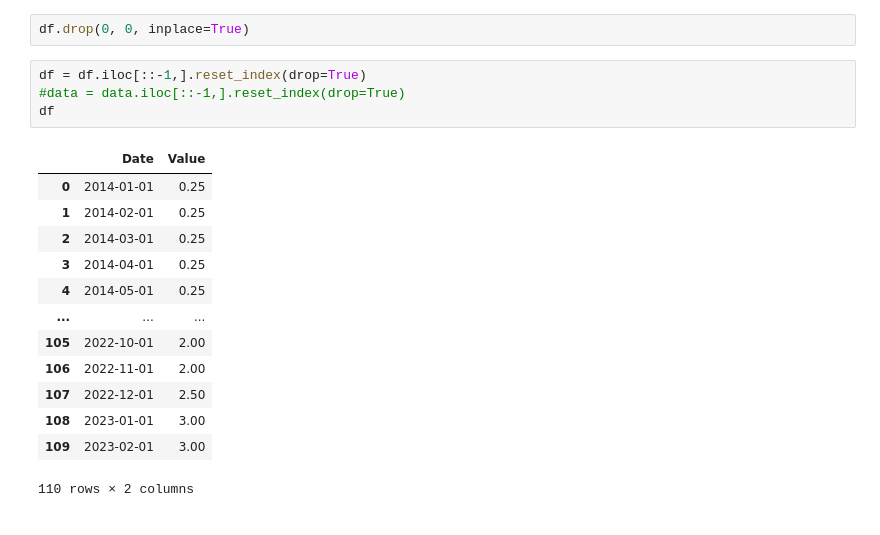
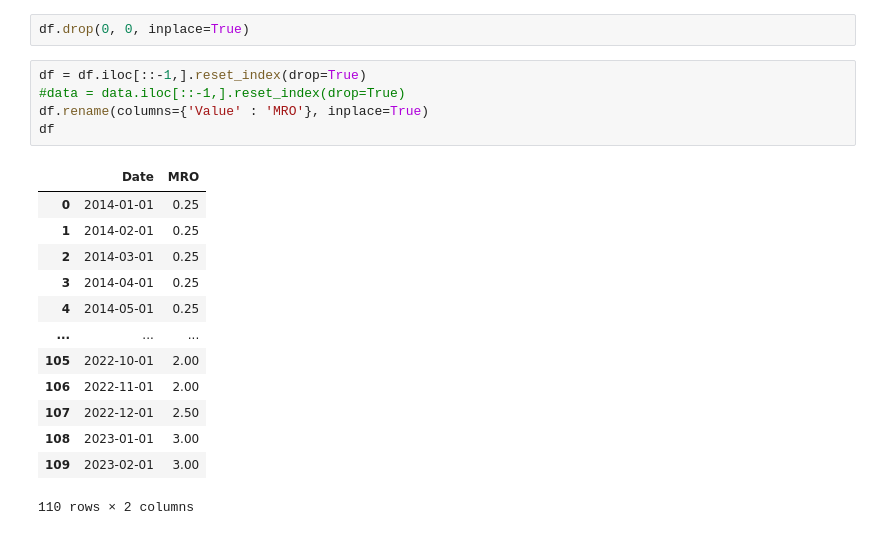
Before and after one commit to tommasograndi/Banking_research_2, a Jupyter notebook: code.ipynb, the cells around one changed output. Saved outputs shown, nothing was run; the diff lists cells and outputs as text.

Commit message:
Final dataframe completed

```diff
--- a/code.ipynb
+++ b/code.ipynb
@@ -26,9 +26,10 @@ df.drop(0, 0, inplace=True)
 # %%
 df = df.iloc[::-1,].reset_index(drop=True)
 #data = data.iloc[::-1,].reset_index(drop=True)
+df.rename(columns={'Value' : 'MRO'}, inplace=True)
 df
 # %% [output]
-|  | Date | Value |
+|  | Date | MRO |
 | 0 | 2014-01-01 | 0.25 |
 | 1 | 2014-02-01 | 0.25 |
 | 2 | 2014-03-01 | 0.25 |
```
Also changed, not shown: parts of 4 cells of this notebook, 2 other files.
